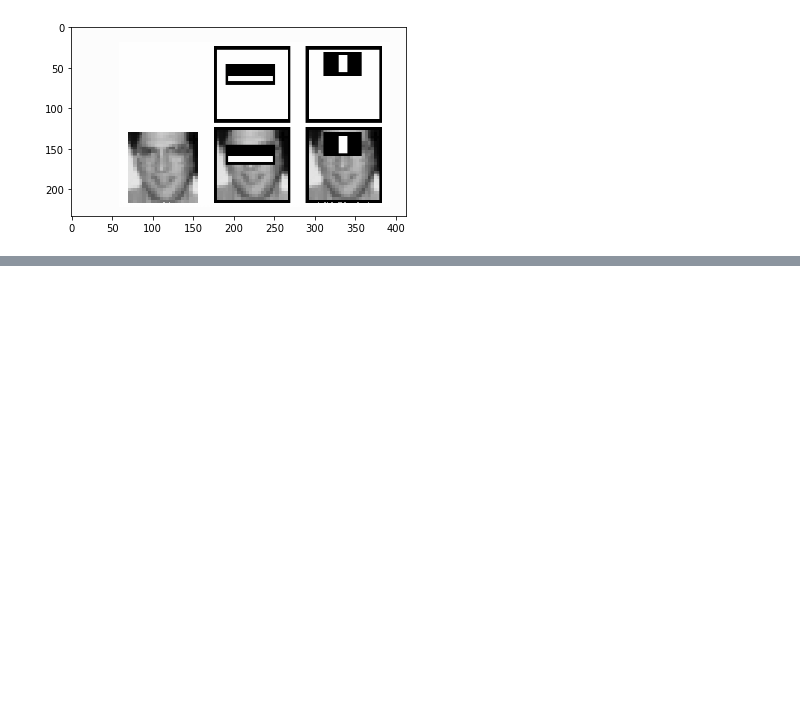
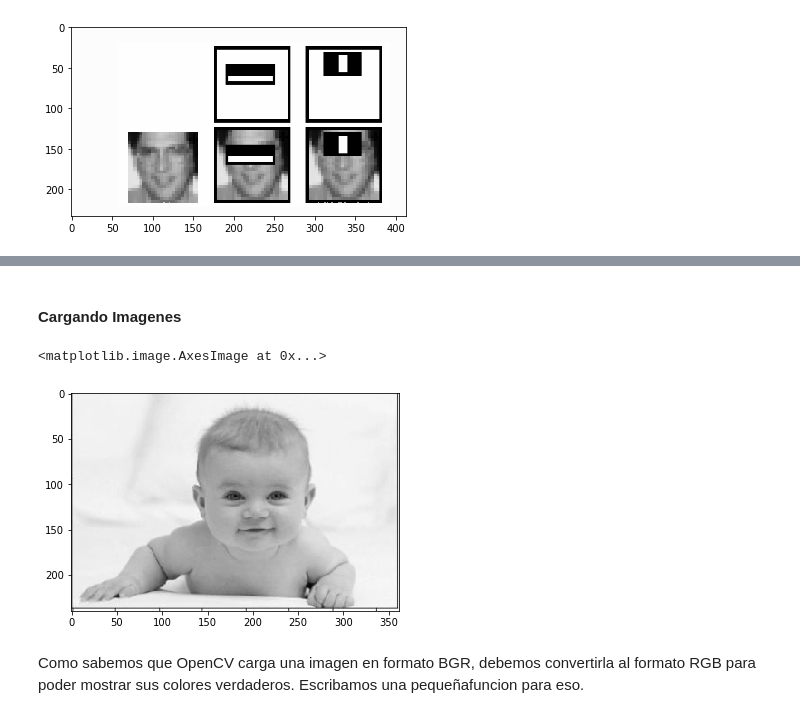
Before and after one commit to Luisarvp/IA-CLASE-L5, a Jupyter notebook: Practica Deteccion Facial.ipynb, the cells around one changed output, grey strips where cells are left out. Saved outputs shown, nothing was run; the diff lists cells and outputs as text; code cells hidden in the pictures; blank space fills up the shorter version.

```diff
--- a/Practica Deteccion Facial.ipynb
+++ b/Practica Deteccion Facial.ipynb
@@ -51,0 +96,16 @@ plt.show()
+# %% [markdown]
+#### Cargando Imagenes
+# %%
+#  Cargando la imagen a probar
+test_image = cv2.imread('bebe.jpg')
+
+# Conversión a escala de grises como opencv espera que el detector tome imágenes de escala de grises de entrada
+test_image_gray = cv2.cvtColor(test_image, cv2.COLOR_BGR2GRAY)
+
+# Mostrando imagen en escala de grises
+plt.imshow(test_image_gray, cmap='gray')
+# %% [output]
+<matplotlib.image.AxesImage at 0x...>
+[figure, added]
+# %% [markdown]
+Como sabemos que OpenCV carga una imagen en formato BGR, debemos convertirla al formato RGB para poder mostrar sus colores verdaderos. Escribamos una pequeñafuncion para eso.
```
Also changed, not shown: parts of 21 cells of this notebook.
